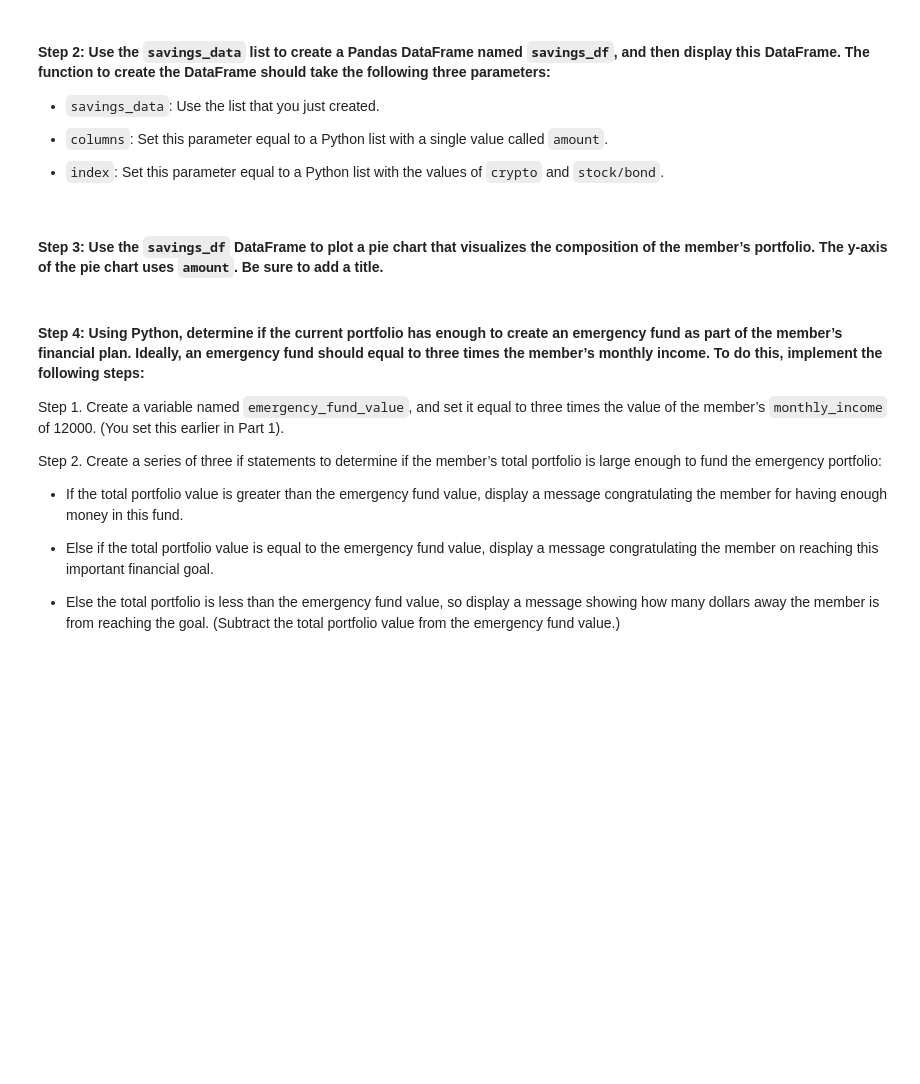
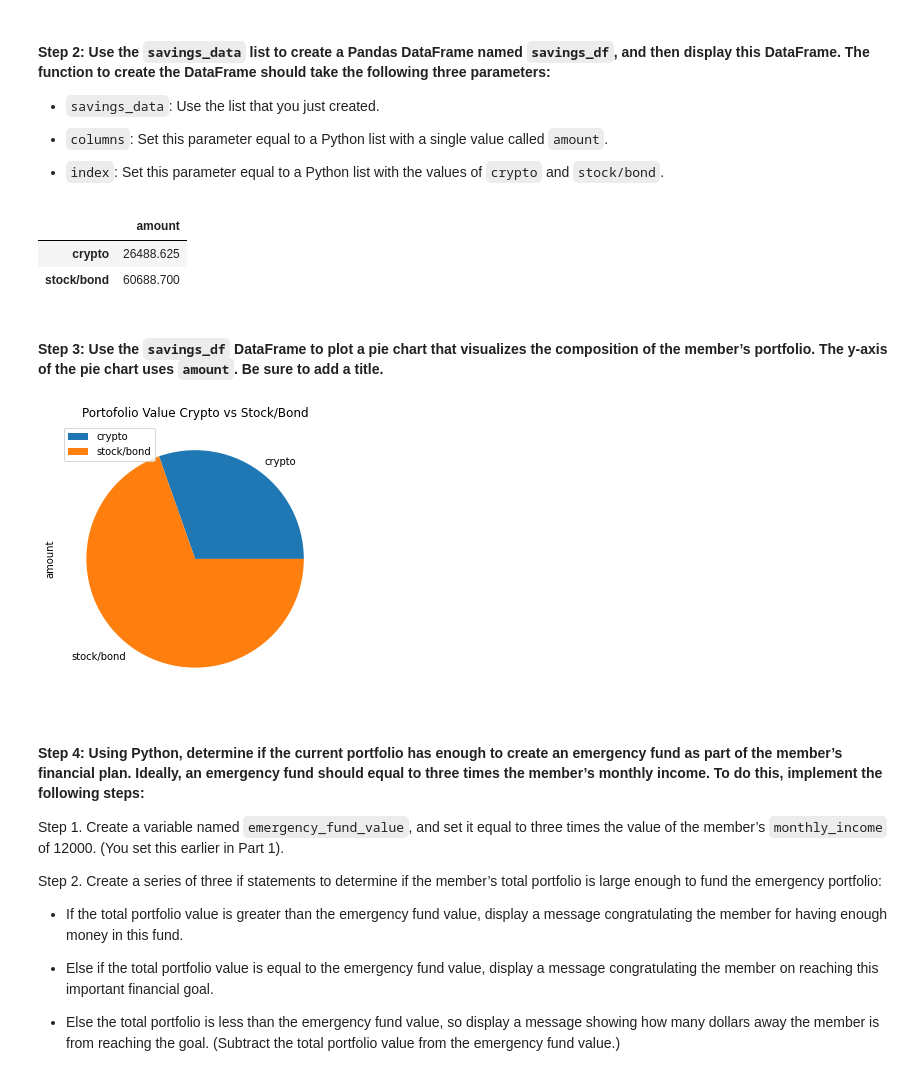
Before and after one commit to naomynaomy/module_5_challenge, a Jupyter notebook: Starter_Code/financial_planning_tools.ipynb, the cells around one changed output. Drawn from its saved outputs; the diff is of its cells as text; code cells hidden in the pictures; blank space fills up the shorter version.

```diff
--- a/Starter_Code/financial_planning_tools.ipynb
+++ b/Starter_Code/financial_planning_tools.ipynb
@@ -143,7 +143,7 @@ my_eth = eth_price * eth_coins
 # %%
 # Compute the total value of the cryptocurrency wallet
 # Add the value of the BTC holding to the value of the ETH holding
-total_crypto_wallet = my_btc + my_eth
+total_crypto_wallet = float(my_btc + my_eth)
 
 # Print current cryptocurrency wallet balance
 print(f"The current value of my cryptocurrency wallet is: ${total_crypto_wallet:.2f}")
@@ -279,7 +279,7 @@ print(f"The current value of the bond portfolio is: ${spy_value :.2f}")
 The current value of the bond portfolio is: $36802.70
 # %%
 # Calculate the total value of the stock and bond portion of the portfolio
-total_stocks_bonds = agg_value + spy_value
+total_stocks_bonds = float(agg_value + spy_value)
 
 # Print the current balance of the stock and bond portion of the portfolio
 print(f"The current value of the stock and bond portfolio is: ${total_stocks_bonds :.2f}")
@@ -326,7 +326,7 @@ In this section, you’ll use the valuations for the cryptocurrency wallet and f
 #### Step 1: Create a Python list named `savings_data` that has two elements. The first element contains the total value of the cryptocurrency wallet. The second element contains the total value of the stock and bond portions of the portfolio.
 # %%
 # Consolidate financial assets data into a Python list
-# YOUR CODE HERE
+savings_data = [total_crypto_wallet, total_stocks_bonds]
 
 # Review the Python list savings_data
-# YOUR CODE HERE
+savings_data
@@ -340,15 +342,25 @@ In this section, you’ll use the valuations for the cryptocurrency wallet and f
 - `index`: Set this parameter equal to a Python list with the values of `crypto` and `stock/bond`.
 # %%
 # Create a Pandas DataFrame called savings_df
-# YOUR CODE HERE
+savings_df = pd.DataFrame(
+    savings_data,
+    index= ['crypto','stock/bond'],
+    columns= ['amount']
+)
 
 # Display the savings_df DataFrame
-# YOUR CODE HERE
+savings_df
+# %% [output]
+|  | amount |
+| crypto | 26488.625 |
+| stock/bond | 60688.700 |
 # %% [markdown]
 #### Step 3: Use the `savings_df` DataFrame to plot a pie chart that visualizes the composition of the member’s portfolio. The y-axis of the pie chart uses `amount`. Be sure to add a title.
 # %%
 # Plot the total value of the member's portfolio (crypto and stock/bond) in a pie chart
-# YOUR CODE HERE
+total_value =savings_df.plot.pie(y = 'amount', figsize = (5,5), title = "Portofolio Value Crypto vs Stock/Bond")
+# %% [output]
+[figure, added]
 # %% [markdown]
 #### Step 4: Using Python, determine if the current portfolio has enough to create an emergency fund as part of the member’s financial plan. Ideally, an emergency fund should equal to three times the member’s monthly income. To do this, implement the following steps:
 
```
Also changed, not shown: parts of 11 cells of this notebook.
